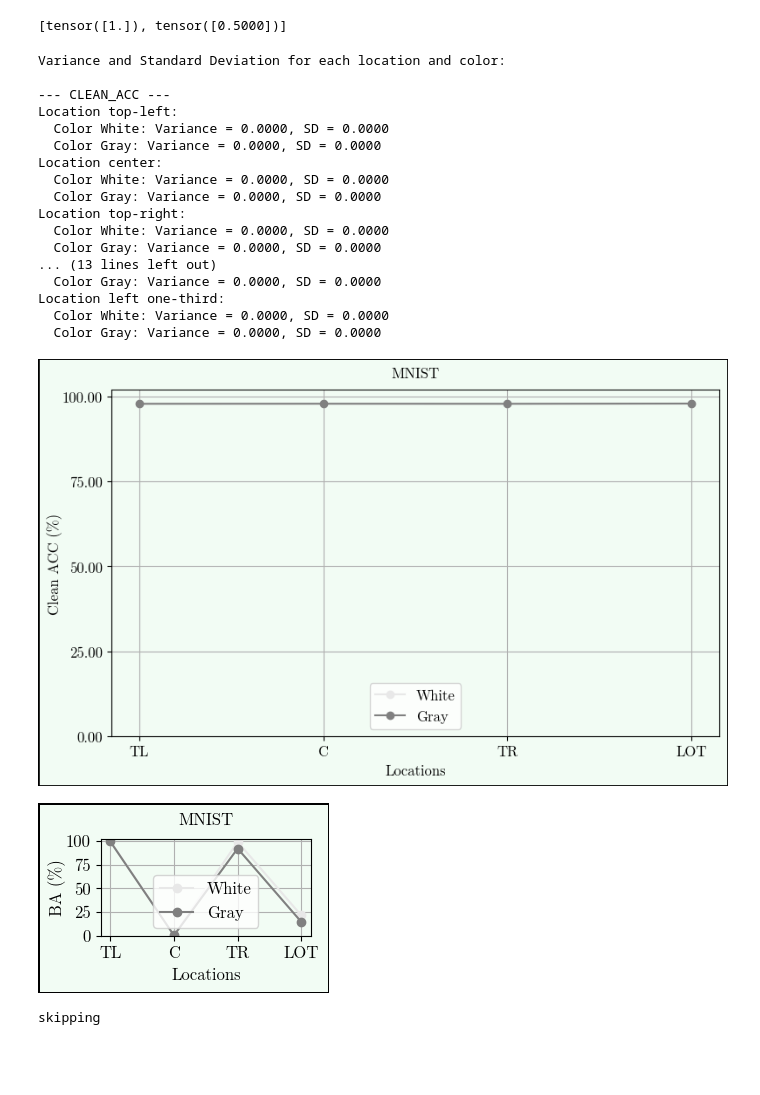
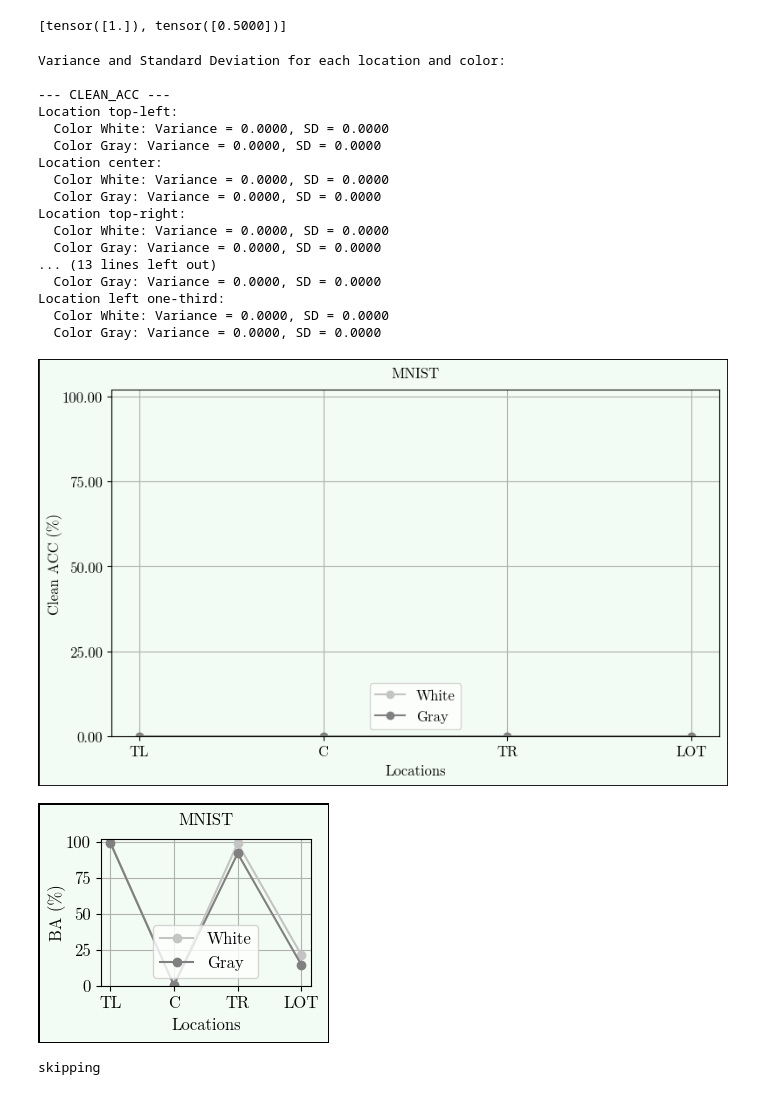
Before and after one commit to nishant-ingle/backdoors, a Jupyter notebook: pixel-conv2d-location.ipynb, the cells around one changed output. Cells and saved outputs as stored; diff of their text form; code cells hidden in the pictures; blank space fills up the shorter version.

```diff
--- a/pixel-conv2d-location.ipynb
+++ b/pixel-conv2d-location.ipynb
@@ -398,7 +380,6 @@ train_dataset.trigger_probability = 0.0
 
 model = SimpleCNN().to(device)
 net = model
-net = torch.nn.DataParallel(net)
 
 learning_rate = 0.005
 file_name = 'pixel_conv2d_mnist_location_clean.pth'
@@ -429,7 +410,7 @@ def train_one_epoch(epoch, model, train_loader, criterion, optimizer, device):
     for inputs, targets in loop:
         inputs, targets = inputs.to(device), targets.to(device)
 
-        optimizer.zero_grad()
+        optimizer.zero_grad(set_to_none=True)
         outputs = model(inputs)
         loss = criterion(outputs, targets)
         loss.backward()
@@ -611,9 +587,9 @@ for _ in range(repeatition_count):
                             break
 
             print(f"Loading pre-trained model from: {file_name}")
-            net.load_state_dict(torch.load(file_name), strict=True)
-            _, test_acc = get_clean_acc(net, test_dataset)
-            d["clean_acc"][loc][labels[i]].append(test_acc)
+            net.load_state_dict(torch.load(file_name))
+            # _, test_acc = get_clean_acc(net, test_dataset)
+            d["clean_acc"][loc][labels[i]].append(0)
 
             _, test_acc, _ = get_asr(net, test_dataset)
             d["asr"][loc][labels[i]].append(test_acc)
@@ -804,7 +748,7 @@ def plot_metric(d, metric, ylabel, fig_size=(4, 8), y_format='%.2f'):
         means = [mean_and_ci(v)[0] for v in values_per_loc]
         # cis = [mean_and_ci(v)[1] for v in values_per_loc]
         if idx == 0:
-            col /= 1.1
+            col /= 1.3
         # elif idx == 1:
         #     col /= 1.2
         ax.plot(locations, means, marker='o', linestyle='-', color=col, label=color_name.replace('Brighter', 'Light').replace('Cluster', 'Cls'))
@@ -823,36 +767,36 @@ def plot_metric(d, metric, ylabel, fig_size=(4, 8), y_format='%.2f'):
     ax.set_yticks([0, 25, 50, 75, 100])
     # plt.title('MNIST Locations', fontproperties=font10)
     for label in ax.get_yticklabels():
         label.set_fontproperties(font12)
     ax.legend(loc='lower center', prop=font12)
     plt.tight_layout()
     plt.savefig(f'pixel location mnist train {metric}.pdf', bbox_inches='tight')
 
 # Plot for clean_acc
 plot_metric(d, 'clean_acc', 'Clean ACC (%)', fig_size=(8, 5), y_format='%.2f')
 
 # Plot for asr
-plot_metric(d, 'asr', 'BA (%)', fig_size=(3, 2), y_format='%.0f')
+plot_metric(d, 'asr', 'BA (%)', fig_size=(3, 2.5), y_format='%.0f')
 # %% [output]
 Variance and Standard Deviation for each location and color:
 
 --- CLEAN_ACC ---
 Location top-left:
   Color White: Variance = 0.0000, SD = 0.0000
   Color Gray: Variance = 0.0000, SD = 0.0000
 Location center:
   Color White: Variance = 0.0000, SD = 0.0000
   Color Gray: Variance = 0.0000, SD = 0.0000
 Location top-right:
   Color White: Variance = 0.0000, SD = 0.0000
   Color Gray: Variance = 0.0000, SD = 0.0000
 ... (13 lines left out)
   Color Gray: Variance = 0.0000, SD = 0.0000
 Location left one-third:
   Color White: Variance = 0.0000, SD = 0.0000
   Color Gray: Variance = 0.0000, SD = 0.0000
-[figure, old version]
+[figure, new version]
-[figure, old version]
+[figure, new version]
 # %%
 %%script echo skipping
 # old code
```
Also changed, not shown: parts of 18 cells of this notebook.
